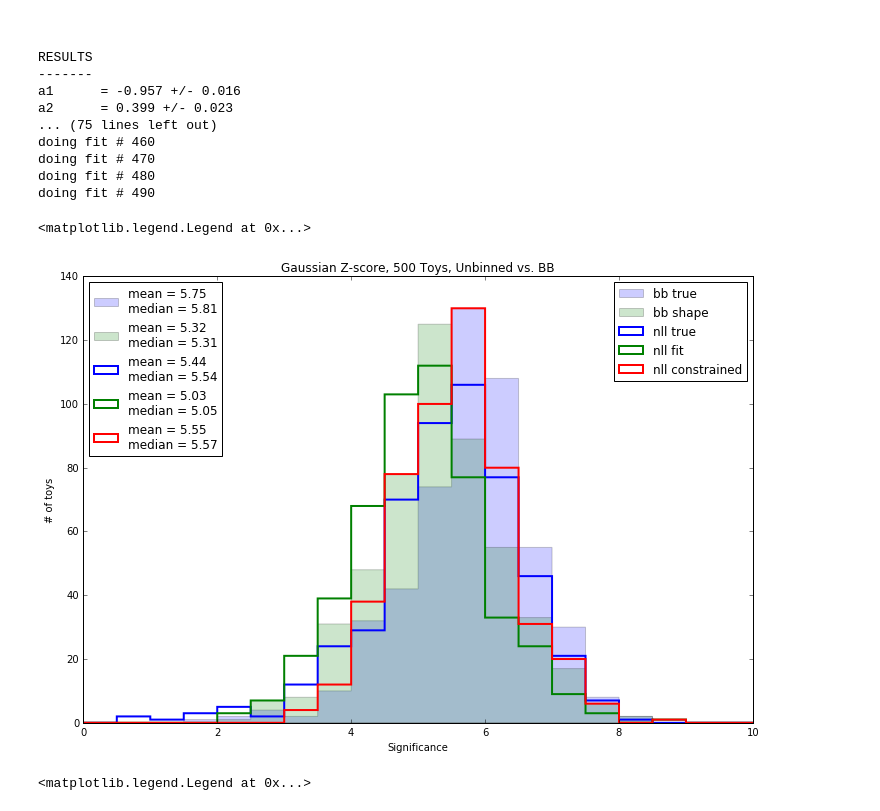
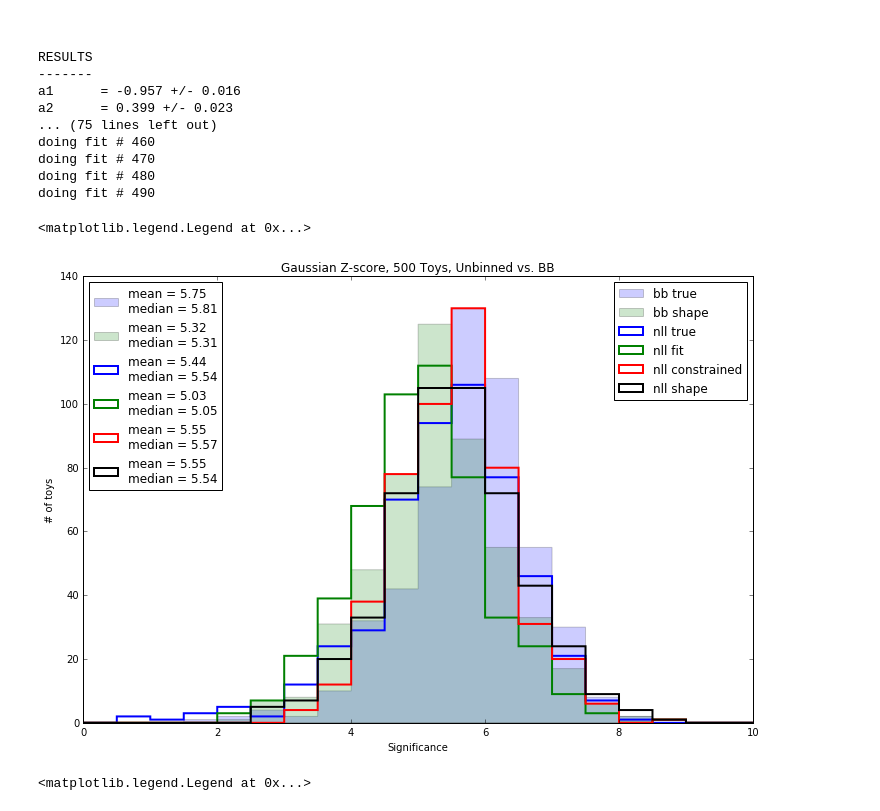
Before and after one commit to pollackscience/BayesianBlocks, a Jupyter notebook: bb/hep/hgg_writeup.ipynb, the cells around one changed output. Cells and saved outputs as stored; diff of their text form; code cells hidden in the pictures.

```diff
--- a/bb/hep/hgg_writeup.ipynb
+++ b/bb/hep/hgg_writeup.ipynb
@@ -319,28 +321,32 @@ doing fit # 490
 # %%
 _,_,pt = hist(signif_bb_true_hist,20, range=(0,10), alpha=0.2, histtype='stepfilled', label='bb true')
 _,_,ps = hist(signif_bb_shape_hist,20, range=(0,10), alpha=0.2, histtype='stepfilled', label='bb shape')
 hist(signif_nll_true_hist,20, linewidth=2, range=(0,10), histtype='step',color=pt[0].get_facecolor()[:-1], label='nll true')
 hist(signif_nll_fit_hist,20, range=(0,10), linewidth=2, histtype='step', color=ps[0].get_facecolor()[:-1], label='nll fit')
 hist(signif_nll_constrained_hist,20, range=(0,10), linewidth=2, histtype='step', label='nll constrained')
+hist(signif_nll_true_fit_hist,20, range=(0,10), linewidth=2, color='k', histtype='step', label='nll shape')
+
 
 plt.title('Gaussian Z-score, 500 Toys, Unbinned vs. BB')
 plt.xlabel('Significance')
 plt.ylabel('# of toys')
 le = plt.legend(loc=1)
 plt.gca().add_artist(le)
 handles, labels = plt.gca().get_legend_handles_labels()
 labels = []
 labels.append('mean = {0:.2f}\nmedian = {1:.2f}'.format(np.mean(signif_bb_true_hist),np.median(signif_bb_true_hist)))
 labels.append('mean = {0:.2f}\nmedian = {1:.2f}'.format(np.mean(signif_bb_shape_hist),np.median(signif_bb_shape_hist)))
 labels.append('mean = {0:.2f}\nmedian = {1:.2f}'.format(np.mean(signif_nll_true_hist),np.median(signif_nll_true_hist)))
 labels.append('mean = {0:.2f}\nmedian = {1:.2f}'.format(np.mean(signif_nll_fit_hist),np.median(signif_nll_fit_hist)))
 labels.append('mean = {0:.2f}\nmedian = {1:.2f}'.format(np.mean(signif_nll_constrained_hist),np.median(signif_nll_constrained_hist)))
+labels.append('mean = {0:.2f}\nmedian = {1:.2f}'.format(np.mean(signif_nll_true_fit_hist),np.median(signif_nll_true_fit_hist)))
+
 
 
 plt.legend(handles,labels,loc=2)
 # %% [output]
 <matplotlib.legend.Legend at 0x...>
-[figure, old version]
+[figure, new version]
 # %%
 hist(signif_bb_true_hist,20, range=(0,10), alpha=0.2, histtype='stepfilled', label='bb')
 hist(signif_1GeV_true_hist,20, range=(0,10), linewidth=2, histtype='step', label='1 GeV')
```
Also changed, not shown: parts of 1 cell of this notebook, 4 other files.
